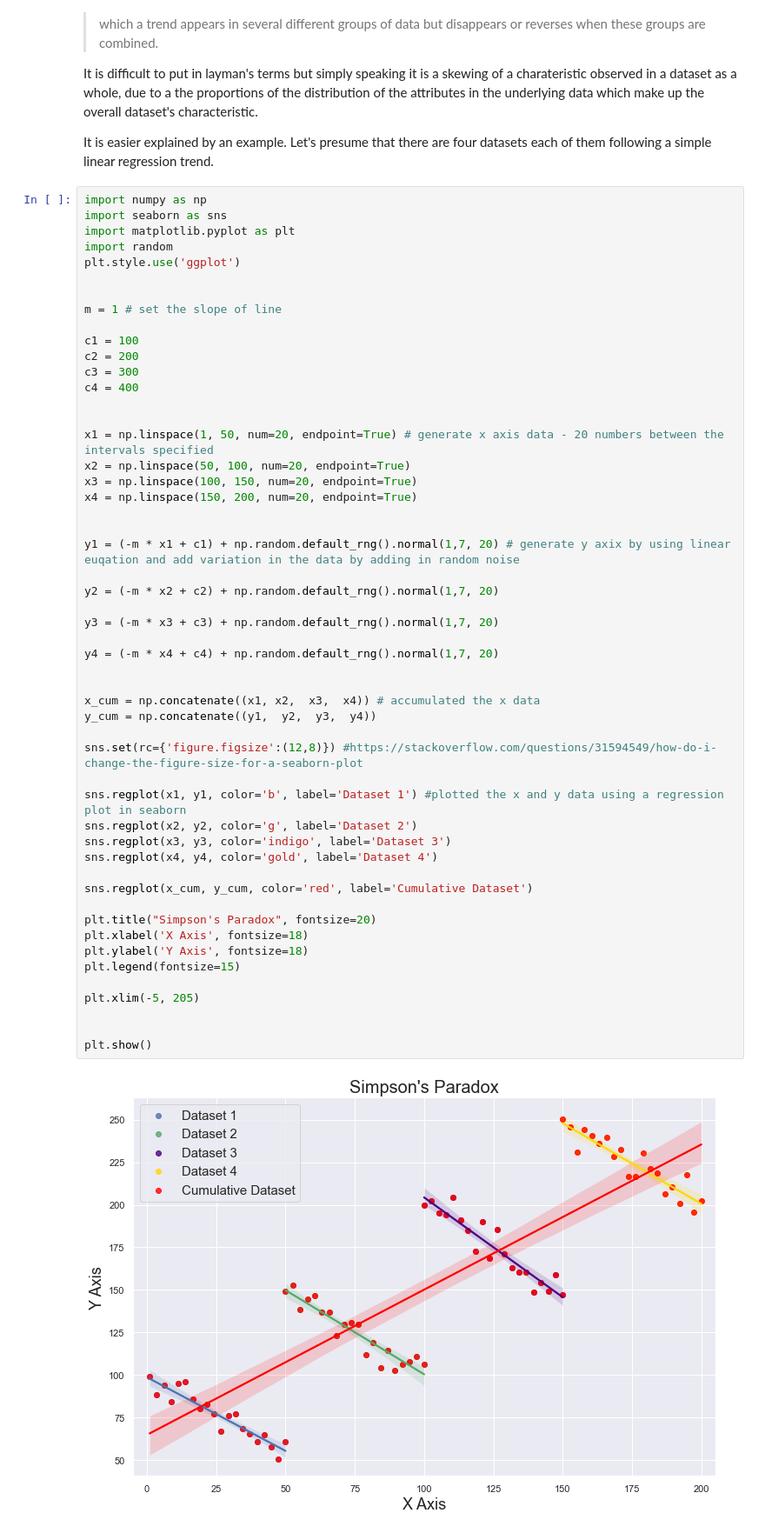
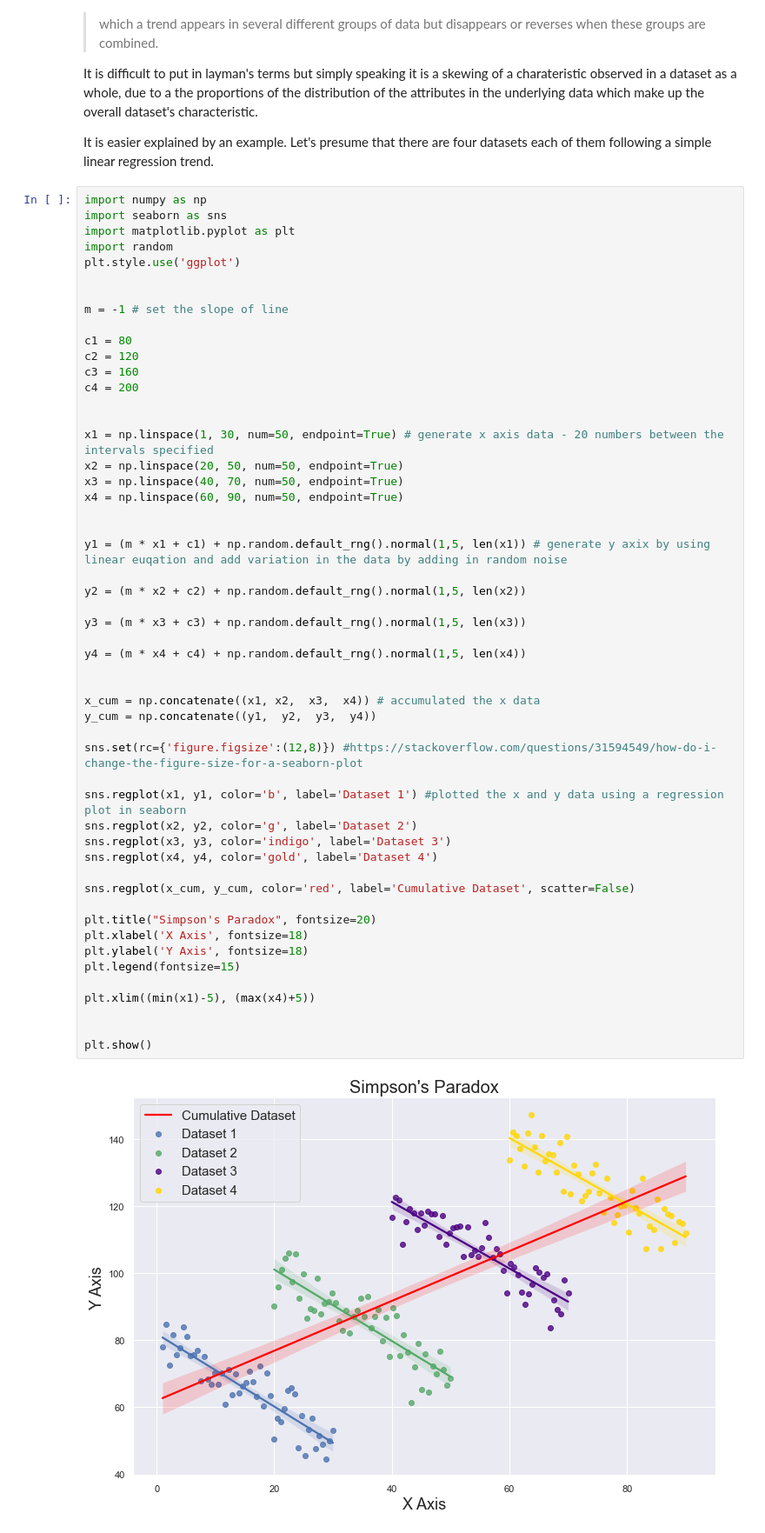
Before and after one commit to dssheldon/foda-tasks-sds, a Jupyter notebook: FoDA - Tasks 2020.ipynb, the cells around one changed output. Shown: that part at 87% size. Cells and saved outputs as stored; diff of their text form.

```diff
--- a/FoDA - Tasks 2020.ipynb
+++ b/FoDA - Tasks 2020.ipynb
@@ -613,52 +613,52 @@ import random
 plt.style.use('ggplot')
 
 
-m = 1 # set the slope of line
+m = -1 # set the slope of line
 
-c1 = 100
-c2 = 200
-c3 = 300
-c4 = 400
+c1 = 80
+c2 = 120
+c3 = 160
+c4 = 200
 
 
-x1 = np.linspace(1, 50, num=20, endpoint=True) # generate x axis data - 20 numbers between the intervals specified
-x2 = np.linspace(50, 100, num=20, endpoint=True)
-x3 = np.linspace(100, 150, num=20, endpoint=True)
-x4 = np.linspace(150, 200, num=20, endpoint=True)
+x1 = np.linspace(1, 30, num=50, endpoint=True) # generate x axis data - 20 numbers between the intervals specified
+x2 = np.linspace(20, 50, num=50, endpoint=True)
+x3 = np.linspace(40, 70, num=50, endpoint=True)
+x4 = np.linspace(60, 90, num=50, endpoint=True)
 
 
-y1 = (-m * x1 + c1) + np.random.default_rng().normal(1,7, 20) # generate y axix by using linear euqation and add variation in the data by adding in random noise
+y1 = (m * x1 + c1) + np.random.default_rng().normal(1,5, len(x1)) # generate y axix by using linear euqation and add variation in the data by adding in random noise
 
-y2 = (-m * x2 + c2) + np.random.default_rng().normal(1,7, 20)
+y2 = (m * x2 + c2) + np.random.default_rng().normal(1,5, len(x2))
 
-y3 = (-m * x3 + c3) + np.random.default_rng().normal(1,7, 20)
+y3 = (m * x3 + c3) + np.random.default_rng().normal(1,5, len(x3))
 
-y4 = (-m * x4 + c4) + np.random.default_rng().normal(1,7, 20)
+y4 = (m * x4 + c4) + np.random.default_rng().normal(1,5, len(x4))
 
 
 x_cum = np.concatenate((x1, x2,  x3,  x4)) # accumulated the x data
 y_cum = np.concatenate((y1,  y2,  y3,  y4))
 
 sns.set(rc={'figure.figsize':(12,8)}) #https://stackoverflow.com/questions/31594549/how-do-i-change-the-figure-size-for-a-seaborn-plot
 
 sns.regplot(x1, y1, color='b', label='Dataset 1') #plotted the x and y data using a regression plot in seaborn
 sns.regplot(x2, y2, color='g', label='Dataset 2')
 sns.regplot(x3, y3, color='indigo', label='Dataset 3')
 sns.regplot(x4, y4, color='gold', label='Dataset 4')
 
-sns.regplot(x_cum, y_cum, color='red', label='Cumulative Dataset')
+sns.regplot(x_cum, y_cum, color='red', label='Cumulative Dataset', scatter=False)
 
 plt.title("Simpson's Paradox", fontsize=20)
 plt.xlabel('X Axis', fontsize=18)
 plt.ylabel('Y Axis', fontsize=18)
 plt.legend(fontsize=15)
 
-plt.xlim(-5, 205)
+plt.xlim((min(x1)-5), (max(x4)+5))
 
 
 plt.show()
 # %% [output]
-[figure, old version]
+[figure, new version]
 # %% [markdown]
 **Analysis of the above plot:**
 
```
Also changed, not shown: parts of 3 cells of this notebook.
